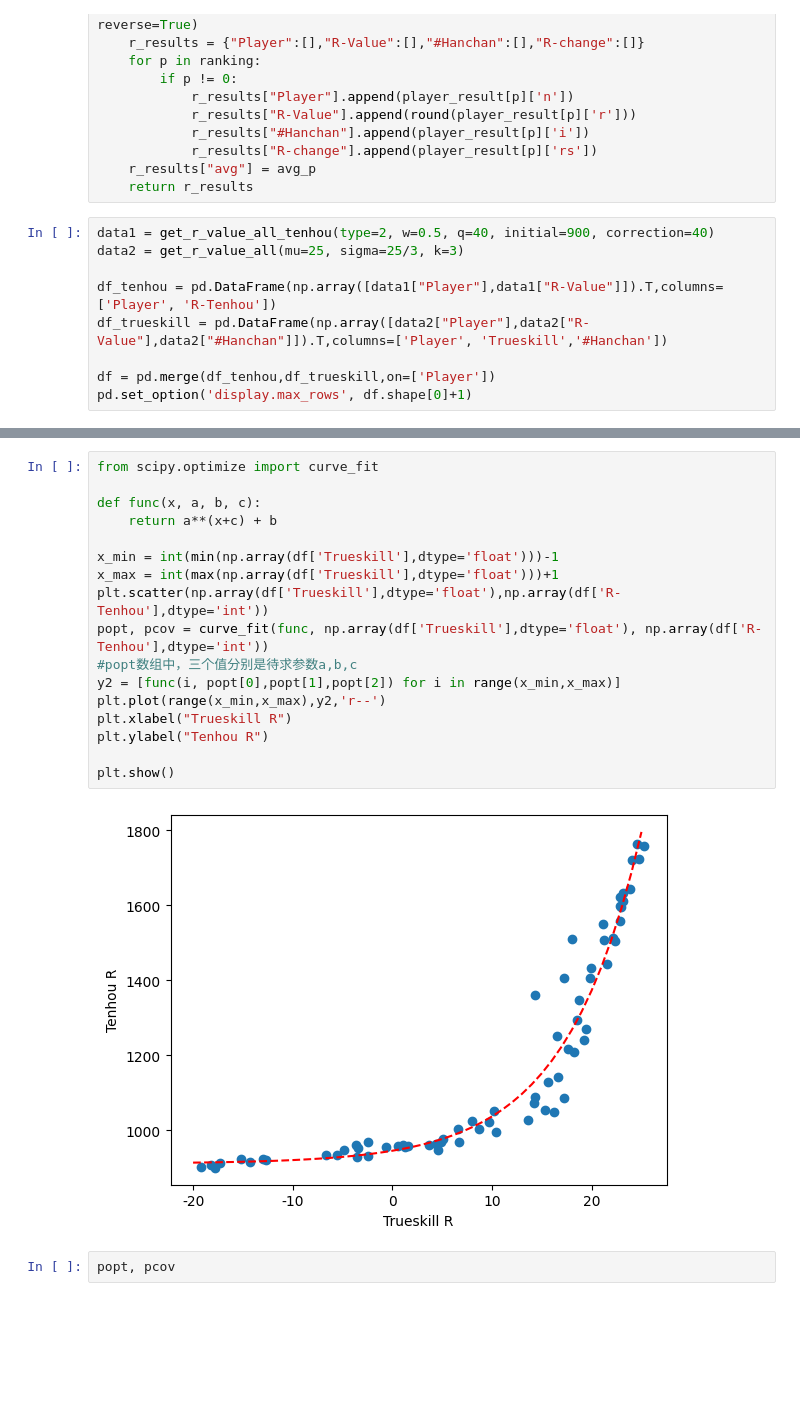
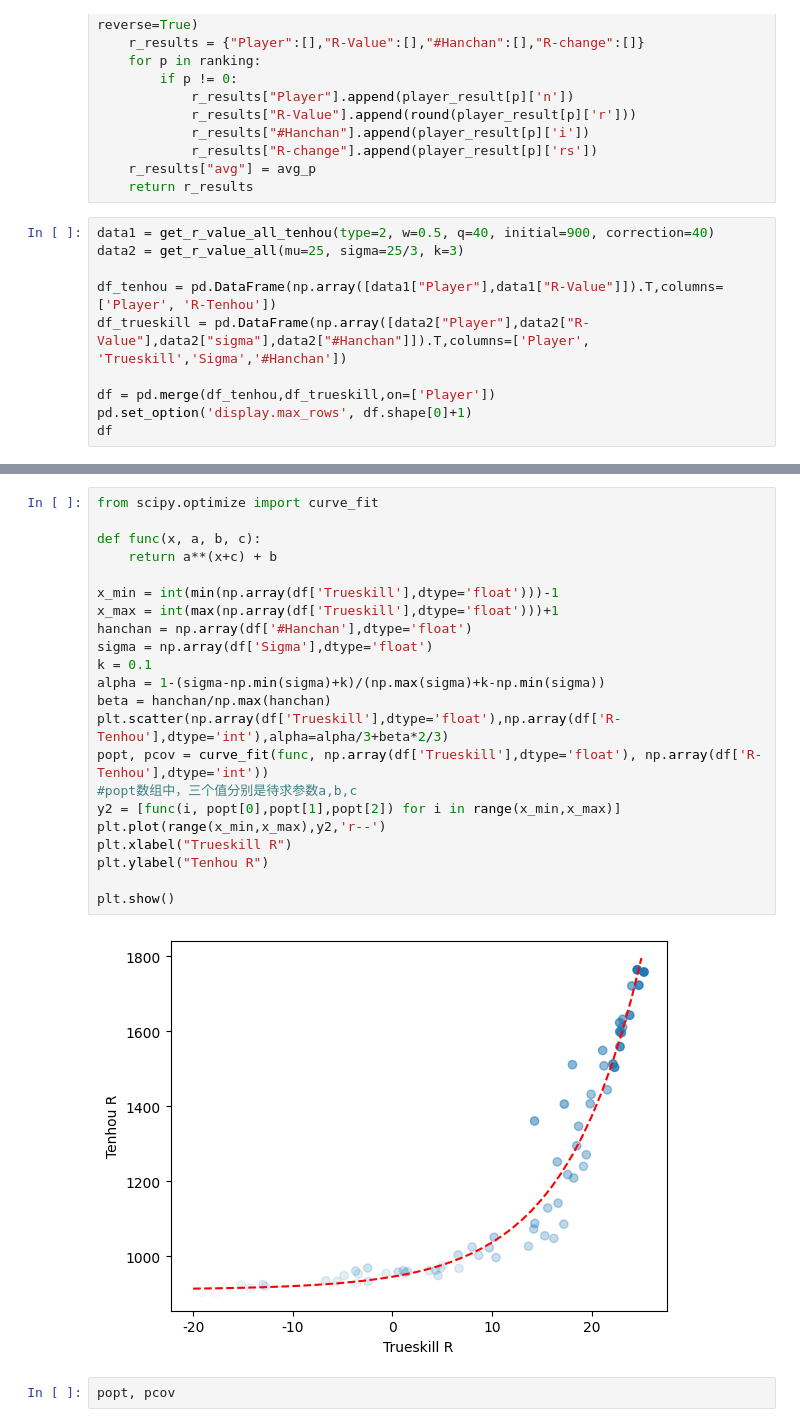
Before and after one commit to yvvvan/BMC-ELO, a Jupyter notebook: ELO_trueskill.ipynb, the cells around one changed output, grey strips where cells are left out. Saved outputs shown, nothing was run; the diff lists cells and outputs as text; blank space fills up the shorter version.

Commit message:
update: add alpha

```diff
--- a/ELO_trueskill.ipynb
+++ b/ELO_trueskill.ipynb
@@ -355,7 +355,8 @@ data1 = get_r_value_all_tenhou(type=2, w=0.5, q=40, initial=900, correction=40)
 data2 = get_r_value_all(mu=25, sigma=25/3, k=3)
 
 df_tenhou = pd.DataFrame(np.array([data1["Player"],data1["R-Value"]]).T,columns=['Player', 'R-Tenhou'])
-df_trueskill = pd.DataFrame(np.array([data2["Player"],data2["R-Value"],data2["#Hanchan"]]).T,columns=['Player', 'Trueskill','#Hanchan'])
+df_trueskill = pd.DataFrame(np.array([data2["Player"],data2["R-Value"],data2["sigma"],data2["#Hanchan"]]).T,columns=['Player', 'Trueskill','Sigma','#Hanchan'])
 
 df = pd.merge(df_tenhou,df_trueskill,on=['Player'])
 pd.set_option('display.max_rows', df.shape[0]+1)
+df
@@ -362,22 +381,27 @@ pd.set_option('display.max_rows', df.shape[0]+1)
 # %%
 from scipy.optimize import curve_fit
 
 def func(x, a, b, c):
     return a**(x+c) + b
 
 x_min = int(min(np.array(df['Trueskill'],dtype='float')))-1
 x_max = int(max(np.array(df['Trueskill'],dtype='float')))+1
-plt.scatter(np.array(df['Trueskill'],dtype='float'),np.array(df['R-Tenhou'],dtype='int'))
+hanchan = np.array(df['#Hanchan'],dtype='float')
+sigma = np.array(df['Sigma'],dtype='float')
+k = 0.1
+alpha = 1-(sigma-np.min(sigma)+k)/(np.max(sigma)+k-np.min(sigma))
+beta = hanchan/np.max(hanchan)
+plt.scatter(np.array(df['Trueskill'],dtype='float'),np.array(df['R-Tenhou'],dtype='int'),alpha=alpha/3+beta*2/3)
 popt, pcov = curve_fit(func, np.array(df['Trueskill'],dtype='float'), np.array(df['R-Tenhou'],dtype='int'))
 #popt数组中，三个值分别是待求参数a,b,c
 y2 = [func(i, popt[0],popt[1],popt[2]) for i in range(x_min,x_max)]
 plt.plot(range(x_min,x_max),y2,'r--')
 plt.xlabel("Trueskill R")
 plt.ylabel("Tenhou R")
 
 plt.show()
 # %% [output]
-[figure, old version]
+[figure, new version]
 # %%
 popt, pcov
 # %% [output]
```
Also changed, not shown: parts of 1 cell of this notebook.
